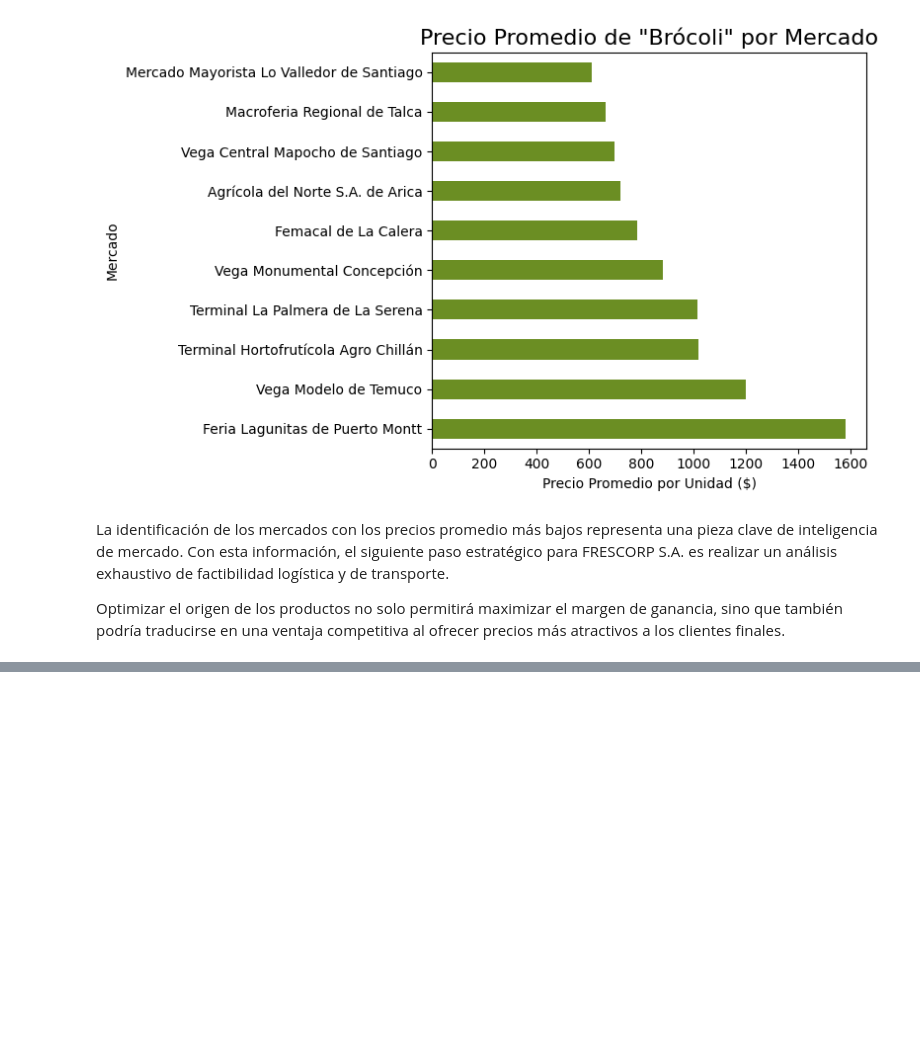
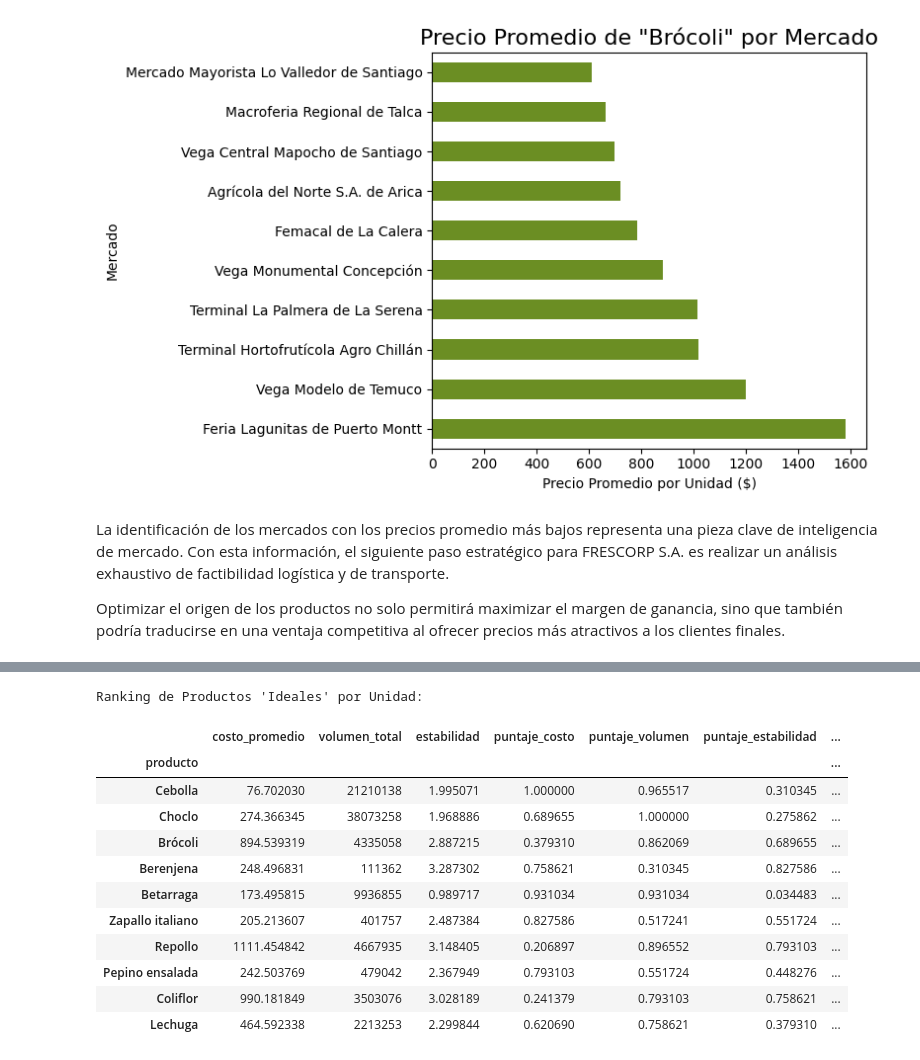
Before and after one commit to Ricardouchub/Analisis-Estrategico-de-Precios, a Jupyter notebook: Análisis Estratégico de Precios Mayoristas para el Sector Retail de Frutas y Hortalizas.ipynb, the cells around one changed output, grey strips where cells are left out. Cells and saved outputs as stored; diff of their text form; code cells hidden in the pictures; blank space fills up the shorter version.

```diff
--- a/Análisis Estratégico de Precios Mayoristas para el Sector Retail de Frutas y Hortalizas.ipynb
+++ b/Análisis Estratégico de Precios Mayoristas para el Sector Retail de Frutas y Hortalizas.ipynb
@@ -1061,0 +1108,46 @@ Optimizar el origen de los productos no solo permitirá maximizar el margen de g
+# %%
+# ANÁLISIS DE PRODUCTOS POPULAARES (POR UNIDAD)
+
+# Filtramos por productos que se venden por unidad
+df_unidades = df1[df1['precio_por_unidad'].notna()].copy()
+
+# 2. Calculamos las tres métricas clave
+costo_promedio_unidad = df_unidades.groupby('producto')['precio_por_unidad'].mean()
+volumen_total_unidad = df_unidades.groupby('producto')['volumen'].sum()
+stats_productos_unidad = df_unidades.groupby('producto')['precio_por_unidad'].agg(['mean', 'std']).dropna()
+stats_productos_unidad['estabilidad'] = 1 / (stats_productos_unidad['std'] / stats_productos_unidad['mean'])
+
+# Combinamos
+df_ranking_unidad = pd.DataFrame({
+    'costo_promedio': costo_promedio_unidad,
+    'volumen_total': volumen_total_unidad,
+    'estabilidad': stats_productos_unidad['estabilidad']
+}).dropna()
+
+# Normalizamos usando Ranking Percentil
+df_ranking_unidad['puntaje_costo'] = df_ranking_unidad['costo_promedio'].rank(ascending=False, pct=True)
+df_ranking_unidad['puntaje_volumen'] = df_ranking_unidad['volumen_total'].rank(pct=True)
+df_ranking_unidad['puntaje_estabilidad'] = df_ranking_unidad['estabilidad'].rank(pct=True)
+
+# Calculamos el puntaje final
+df_ranking_unidad['puntaje_ideal'] = (df_ranking_unidad['puntaje_costo'] + df_ranking_unidad['puntaje_volumen'] + df_ranking_unidad['puntaje_estabilidad']) / 3
+
+# Ordenamos y mostramos los resultados
+df_resultado_final_unidad = df_ranking_unidad.sort_values(by='puntaje_ideal', ascending=False)
+
+print("Ranking de Productos 'Ideales' por Unidad:")
+display(df_resultado_final_unidad.head(10))
+# %% [output]
+Ranking de Productos 'Ideales' por Unidad:
+|  | costo_promedio | volumen_total | estabilidad | puntaje_costo | puntaje_volumen | puntaje_estabilidad | ... |
+| producto |  |  |  |  |  |  | ... |
+| Cebolla | 76.702030 | 21210138 | 1.995071 | 1.000000 | 0.965517 | 0.310345 | ... |
+| Choclo | 274.366345 | 38073258 | 1.968886 | 0.689655 | 1.000000 | 0.275862 | ... |
+| Brócoli | 894.539319 | 4335058 | 2.887215 | 0.379310 | 0.862069 | 0.689655 | ... |
+| Berenjena | 248.496831 | 111362 | 3.287302 | 0.758621 | 0.310345 | 0.827586 | ... |
+| Betarraga | 173.495815 | 9936855 | 0.989717 | 0.931034 | 0.931034 | 0.034483 | ... |
+| Zapallo italiano | 205.213607 | 401757 | 2.487384 | 0.827586 | 0.517241 | 0.551724 | ... |
+| Repollo | 1111.454842 | 4667935 | 3.148405 | 0.206897 | 0.896552 | 0.793103 | ... |
+| Pepino ensalada | 242.503769 | 479042 | 2.367949 | 0.793103 | 0.551724 | 0.448276 | ... |
+| Coliflor | 990.181849 | 3503076 | 3.028189 | 0.241379 | 0.793103 | 0.758621 | ... |
+| Lechuga | 464.592338 | 2213253 | 2.299844 | 0.620690 | 0.758621 | 0.379310 | ... |
```
Also changed, not shown: parts of 13 cells of this notebook.
